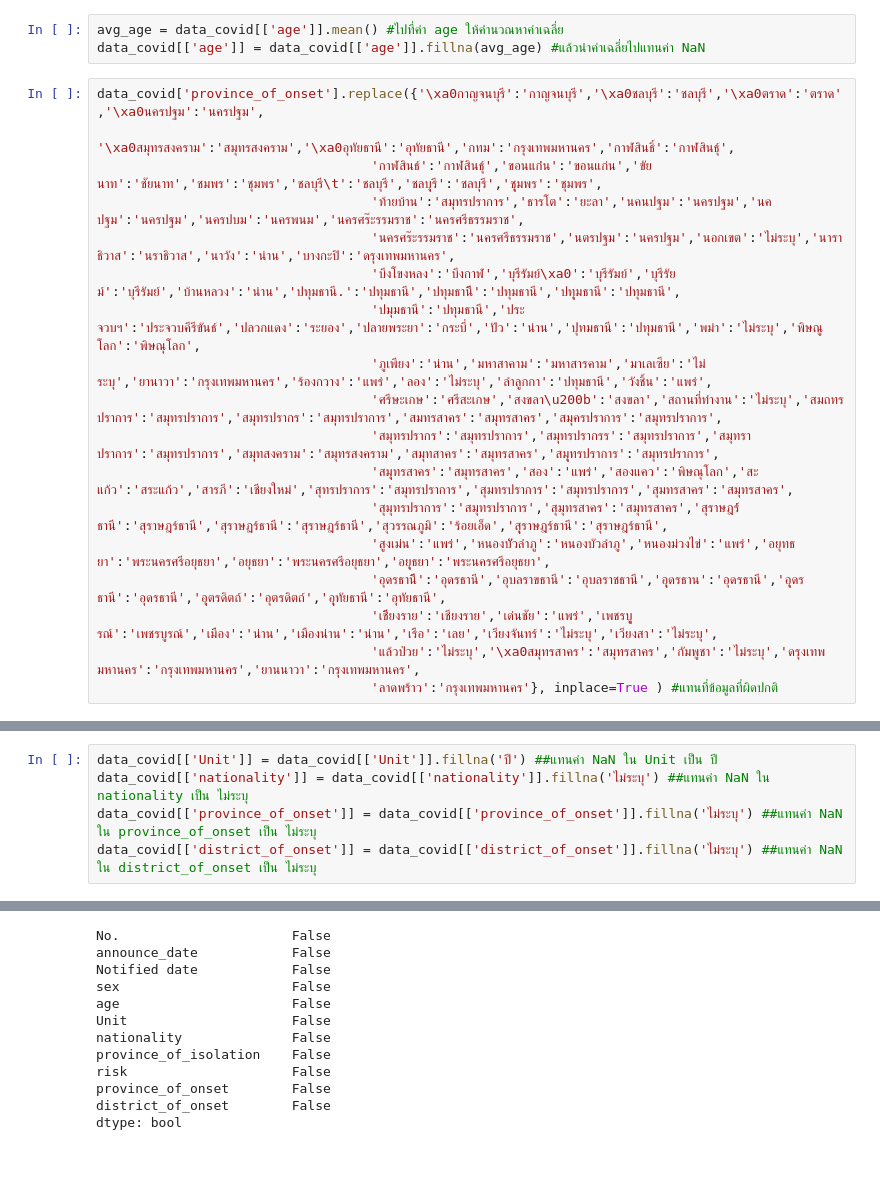
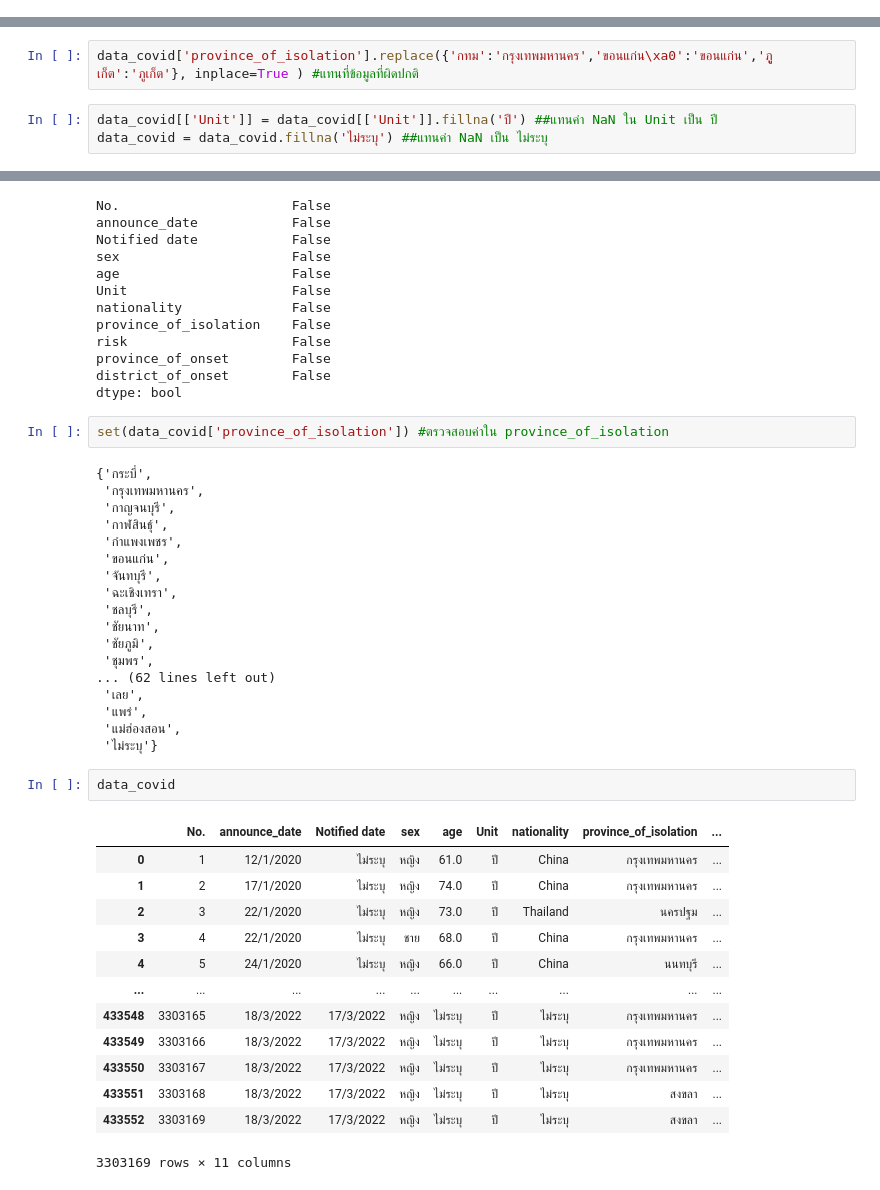
Before and after one commit to Benza1611/data_viz_2022, a Jupyter notebook: Project.ipynb, the cells around one changed output, grey strips where cells are left out. Drawn from its saved outputs; the diff is of its cells as text; blank space fills up the shorter version.

```diff
--- a/Project.ipynb
+++ b/Project.ipynb
@@ -123,24 +123,3 @@ district_of_onset         True
 dtype: bool
 # %% [markdown]
 ### กำจัดค่า Missing
-# %%
-avg_age = data_covid[['age']].mean() #ไปที่ค่า age ให้คำนวณหาค่าเฉลี่ย
-data_covid[['age']] = data_covid[['age']].fillna(avg_age) #แล้วนำค่าเฉลี่ยไปแทนค่า NaN
-# %%
-data_covid['province_of_onset'].replace({'\xa0กาญจนบุรี':'กาญจนบุรี','\xa0ชลบุรี':'ชลบุรี','\xa0ตราด':'ตราด','\xa0นครปฐม':'นครปฐม',
-                                         '\xa0สมุทรสงคราม':'สมุทรสงคราม','\xa0อุทัยธานี':'อุทัยธานี','กทม':'กรุงเทพมหานคร','กาฬสินธิ์':'กาฬสินธุ์',
-                                   'กาฬสินธ์':'กาฬสินธุ์','ขอนแก่่น':'ขอนแก่น','ขัยนาท':'ชัยนาท','ชมพร':'ชุมพร','ชลบุรี\t':'ชลบุรี','ชลบุุรี':'ชลบุรี','ชุุมพร':'ชุมพร',
-                                   'ท้ายบ้าน':'สมุทรปราการ','ธารโต':'ยะลา','นคนปฐม':'นครปฐม','นคปฐม':'นครปฐม','นครปบม':'นครพนม','นครศร๊ะรรมราช':'นครศรีธรรมราช',
-                                   'นครศร๊ะรรมราช':'นครศรีธรรมราช','นตรปฐม':'นครปฐม','นอกเขต':'ไม่ระบุ','นาราธิวาส':'นราธิวาส','นาวัง':'น่าน','บางกะปิ':'ดรุงเทพมหานคร',
-                                   'บึงโขงหลง':'บึงกาฬ','บุรีรัมย์\xa0':'บุรีรัมย์','บุรีรัยม์':'บุรีรัมย์','บ้านหลวง':'น่าน','ปทุมธานี.':'ปทุมธานี','ปทุมธานีี':'ปทุมธานี','ปทุุมธานี':'ปทุมธานี',
-                                   'ปมุมธานี':'ปทุมธานี','ประจวบฯ':'ประจวบคีรีขันธ์','ปลวกแดง':'ระยอง','ปลายพระยา':'กระบี่','ปัว':'น่าน','ปุทมธานี':'ปทุมธานี','พม่า':'ไม่ระบุ','พิษณูโลก':'พิษณุโลก',
-                                   'ภูเพียง':'น่าน','มหาสาคาม':'มหาสารคาม','มาเลเซีย':'ไม่ระบุ','ยานาวา':'กรุงเทพมหานคร','ร้องกวาง':'แพร่','ลอง':'ไม่ระบุ','ลำลูกกา':'ปทุมธานี','วังชิ้น':'แพร่',
-                                   'ศรีษะเกษ':'ศรีสะเกษ','สงขลา\u200b':'สงขลา','สถานที่ทำงาน':'ไม่ระบุ','สมถทรปราการ':'สมุทรปราการ','สมุทรปรากร':'สมุทรปราการ','สมทรสาคร':'สมุทรสาคร','สมุครปราการ':'สมุทรปราการ',
-                                   'สมุทรปรากร':'สมุทรปราการ','สมุทรปรากรร':'สมุทรปราการ','สมุทราปราการ':'สมุทรปราการ','สมุทสงคราม':'สมุทรสงคราม','สมุทสาคร':'สมุทรสาคร','สมุุทรปราการ':'สมุทรปราการ',
-                                   'สมุุทรสาคร':'สมุทรสาคร','สอง':'แพร่','สองแคว':'พิษณุโลก','สะแก้ว':'สระแก้ว','สารภี':'เชียงใหม่','สุทรปราการ':'สมุทรปราการ','สุมทรปราการ':'สมุทรปราการ','สุมทรสาคร':'สมุทรสาคร',
-                                   'สุมุทรปราการ':'สมุทรปราการ','สุมุทรสาคร':'สมุทรสาคร','สุราษฎร์์ธานี':'สุราษฎร์ธานี','สุราษฏร์ธานี':'สุราษฎร์ธานี','สุวรรณภูมิ':'ร้อยเอ็ด','สุุราษฎร์ธานี':'สุราษฎร์ธานี',
-                                   'สูงเม่น':'แพร่','หนองบััวลำภู':'หนองบัวลำภู','หนองม่วงไข่':'แพร่','อยุทธยา':'พระนครศรีอยุธยา','อยุธยา':'พระนครศรีอยุธยา','อยุุธยา':'พระนครศรีอยุธยา',
-                                   'อุดรธานีี':'อุดรธานี','อุบลราขธานี':'อุบลราชธานี','อุุดรธาน':'อุดรธานี','อุุดรธานี':'อุดรธานี','อุุตรดิตถ์':'อุตรดิตถ์','อุุทัยธานี':'อุทัยธานี',
-                                   'เชีียงราย':'เชียงราย','เด่นชัย':'แพร่','เพชรบุูรณ์':'เพชรบูรณ์','เมือง':'น่าน','เมืองน่าน':'น่าน','เรือ':'เลย','เวียงจันทร์':'ไม่ระบุ','เวียงสา':'ไม่ระบุ',
-                                   'แล้วป่วย':'ไม่ระบุ','\xa0สมุทรสาคร':'สมุทรสาคร','กัมพูชา':'ไม่ระบุ','ดรุงเทพมหานคร':'กรุงเทพมหานคร','ยานนาวา':'กรุงเทพมหานคร',
-                                   'ลาดพร้าว':'กรุงเทพมหานคร'}, inplace=True ) #แทนที่ข้อมูลที่ผิดปกติ
@@ -147,8 +146,8 @@ data_covid['province_of_onset'].replace({'\xa0กาญจนบุรี':'ก
+# %%
+data_covid['province_of_isolation'].replace({'กทม':'กรุงเทพมหานคร','ขอนแก่น\xa0':'ขอนแก่น','ภููเก็ต':'ภูเก็ต'}, inplace=True ) #แทนที่ข้อมูลที่ผิดปกติ
 # %%
 data_covid[['Unit']] = data_covid[['Unit']].fillna('ปี') ##แทนค่า NaN ใน Unit เป็น ปี
-data_covid[['nationality']] = data_covid[['nationality']].fillna('ไม่ระบุ') ##แทนค่า NaN ใน nationality เป็น ไม่ระบุ
-data_covid[['province_of_onset']] = data_covid[['province_of_onset']].fillna('ไม่ระบุ') ##แทนค่า NaN ใน province_of_onset เป็น ไม่ระบุ
-data_covid[['district_of_onset']] = data_covid[['district_of_onset']].fillna('ไม่ระบุ') ##แทนค่า NaN ใน district_of_onset เป็น ไม่ระบุ
+data_covid = data_covid.fillna('ไม่ระบุ') ##แทนค่า NaN เป็น ไม่ระบุ
 # %%
 data_covid.isnull().any() ##ดูค่า Missing ในตาราง data_covid
 # %% [output]
@@ -164,3 +163,39 @@ risk                     False
 province_of_onset        False
 district_of_onset        False
 dtype: bool
+# %%
+set(data_covid['province_of_isolation']) #ตรวจสอบค่าใน province_of_isolation
+# %% [output]
+{'กระบี่',
+ 'กรุงเทพมหานคร',
+ 'กาญจนบุรี',
+ 'กาฬสินธุ์',
+ 'กำแพงเพชร',
+ 'ขอนแก่น',
+ 'จันทบุรี',
+ 'ฉะเชิงเทรา',
+ 'ชลบุรี',
+ 'ชัยนาท',
+ 'ชัยภูมิ',
+ 'ชุมพร',
+... (62 lines left out)
+ 'เลย',
+ 'แพร่',
+ 'แม่ฮ่องสอน',
+ 'ไม่ระบุ'}
+# %%
+data_covid
+# %% [output]
+|  | No. | announce_date | Notified date | sex | age | Unit | nationality | province_of_isolation | ... |
+| 0 | 1 | 12/1/2020 | ไม่ระบุ | หญิง | 61.0 | ปี | China | กรุงเทพมหานคร | ... |
+| 1 | 2 | 17/1/2020 | ไม่ระบุ | หญิง | 74.0 | ปี | China | กรุงเทพมหานคร | ... |
+| 2 | 3 | 22/1/2020 | ไม่ระบุ | หญิง | 73.0 | ปี | Thailand | นครปฐม | ... |
+| 3 | 4 | 22/1/2020 | ไม่ระบุ | ชาย | 68.0 | ปี | China | กรุงเทพมหานคร | ... |
+| 4 | 5 | 24/1/2020 | ไม่ระบุ | หญิง | 66.0 | ปี | China | นนทบุรี | ... |
+| ... | ... | ... | ... | ... | ... | ... | ... | ... | ... |
+| 433548 | 3303165 | 18/3/2022 | 17/3/2022 | หญิง | ไม่ระบุ | ปี | ไม่ระบุ | กรุงเทพมหานคร | ... |
+| 433549 | 3303166 | 18/3/2022 | 17/3/2022 | หญิง | ไม่ระบุ | ปี | ไม่ระบุ | กรุงเทพมหานคร | ... |
+| 433550 | 3303167 | 18/3/2022 | 17/3/2022 | หญิง | ไม่ระบุ | ปี | ไม่ระบุ | กรุงเทพมหานคร | ... |
+| 433551 | 3303168 | 18/3/2022 | 17/3/2022 | หญิง | ไม่ระบุ | ปี | ไม่ระบุ | สงขลา | ... |
+| 433552 | 3303169 | 18/3/2022 | 17/3/2022 | หญิง | ไม่ระบุ | ปี | ไม่ระบุ | สงขลา | ... |
+3303169 rows × 11 columns
```
Also changed, not shown: parts of 10 cells of this notebook.
